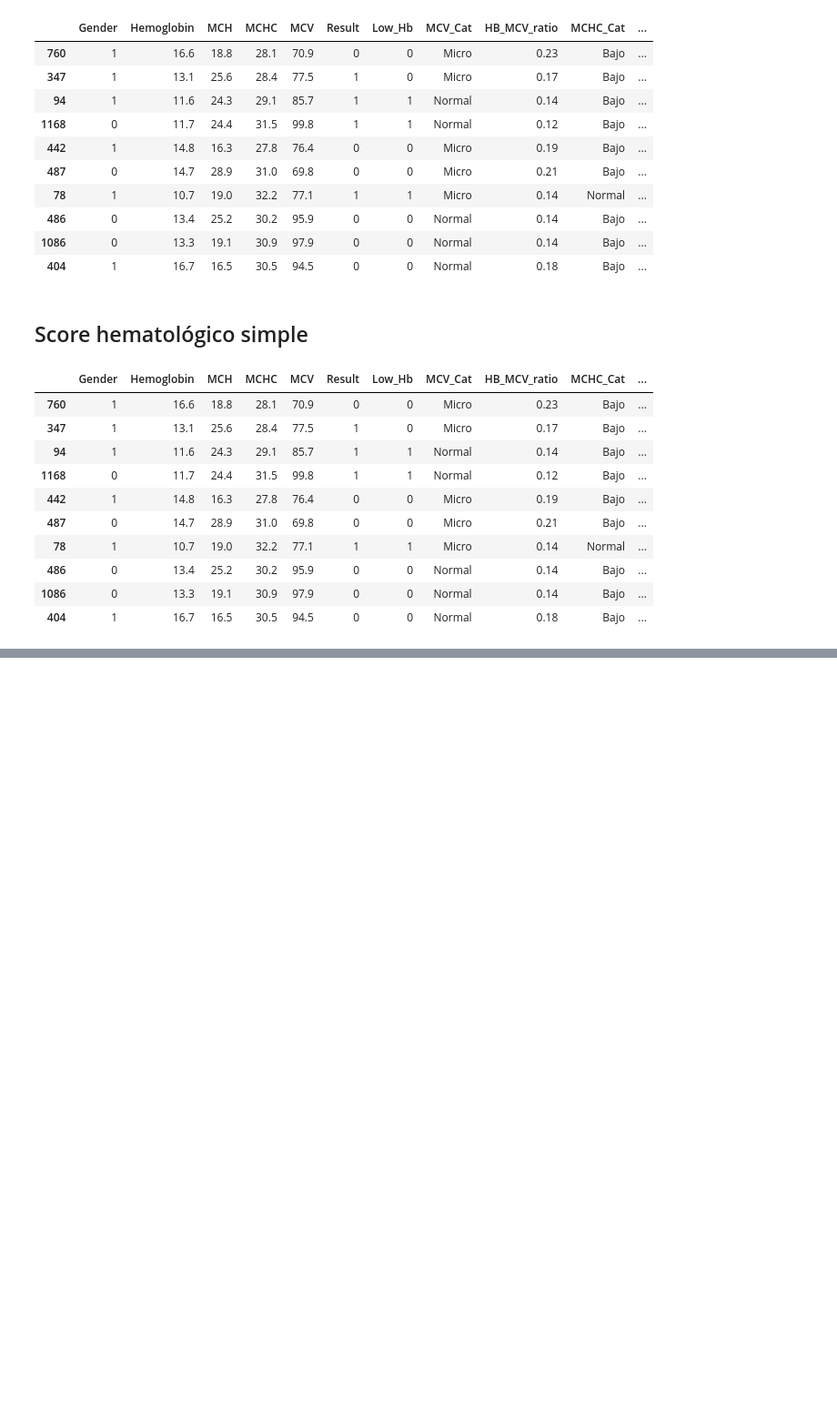
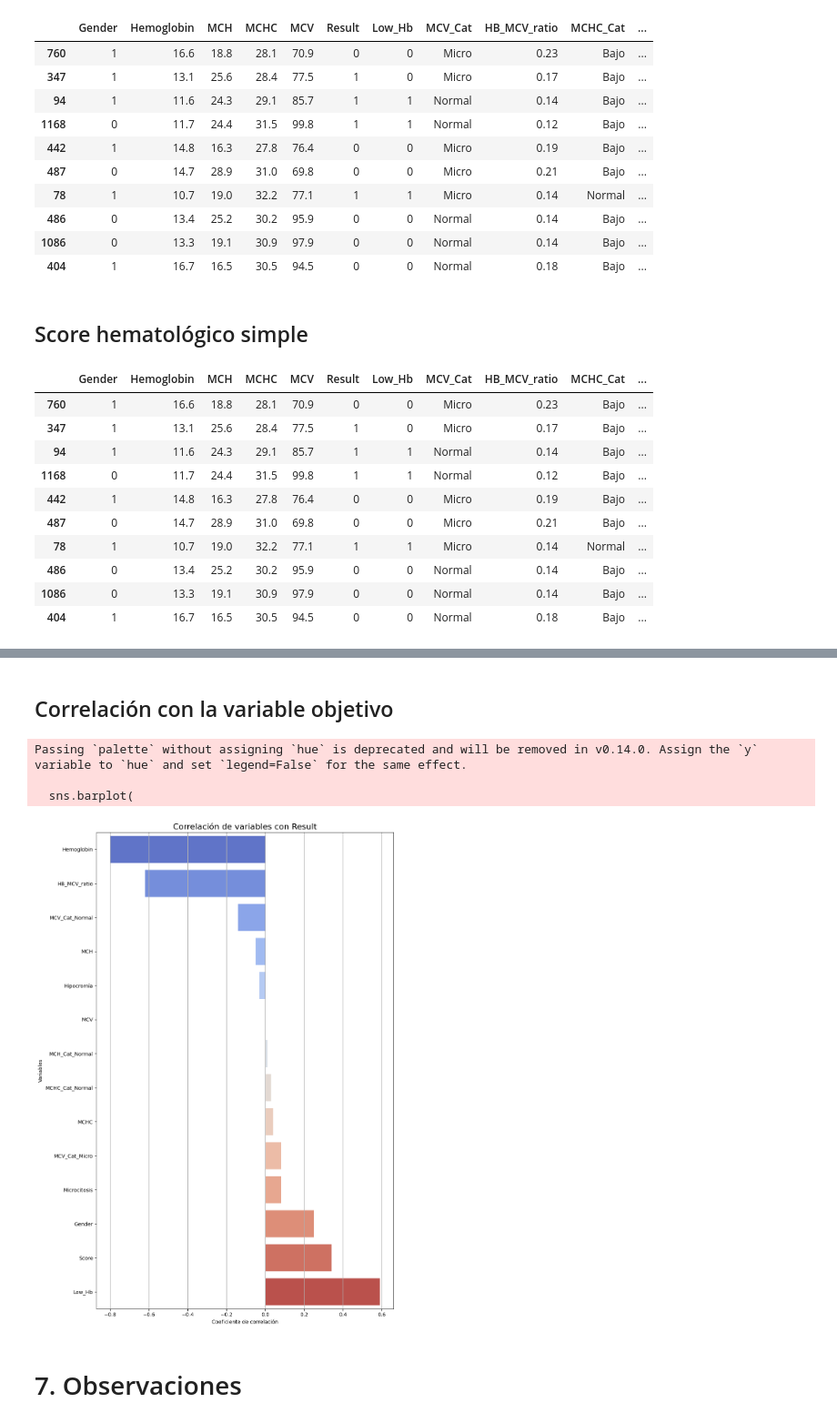
Before and after one commit to ezeperezds/Anemia-Prediction-System, a Jupyter notebook: notebooks/02_preprocessing.ipynb, the cells around one changed output, grey strips where cells are left out. Shown at 91% size. Saved outputs shown, nothing was run; the diff lists cells and outputs as text; code cells hidden in the pictures; blank space fills up the shorter version.

```diff
--- a/notebooks/02_preprocessing.ipynb
+++ b/notebooks/02_preprocessing.ipynb
@@ -295,0 +415,32 @@ df_cod.sample(10, random_state=82)
+# %% [markdown]
+## Correlación con la variable objetivo
+# %%
+corr_df = X_train_df.copy(deep=True)
+corr_df['Result'] = y_train.reset_index(drop=True)
+# %%
+# Visualizando mejor las correlaciones con la variable Churn
+
+corr = corr_df.corr().round(2)
+
+corr = corr.drop(index='Result').sort_values(by='Result', ascending=True)
+
+plt.figure(figsize=(10, 14))
+sns.barplot(
+    x='Result',
+    y=corr.index,
+    data=corr,
+    palette='coolwarm'
+)
+plt.title("Correlación de variables con Result", fontsize=16)
+plt.xlabel("Coeficiente de correlación")
+plt.ylabel("Variables")
+plt.grid(axis='x')
+plt.tight_layout()
+plt.show()
+# %% [output]
+Passing `palette` without assigning `hue` is deprecated and will be removed in v0.14.0. Assign the `y` variable to `hue` and set `legend=False` for the same effect.
+
+  sns.barplot(
+[figure, added]
+# %% [markdown]
+# 7. Observaciones
```
Also changed, not shown: parts of 40 cells of this notebook.
